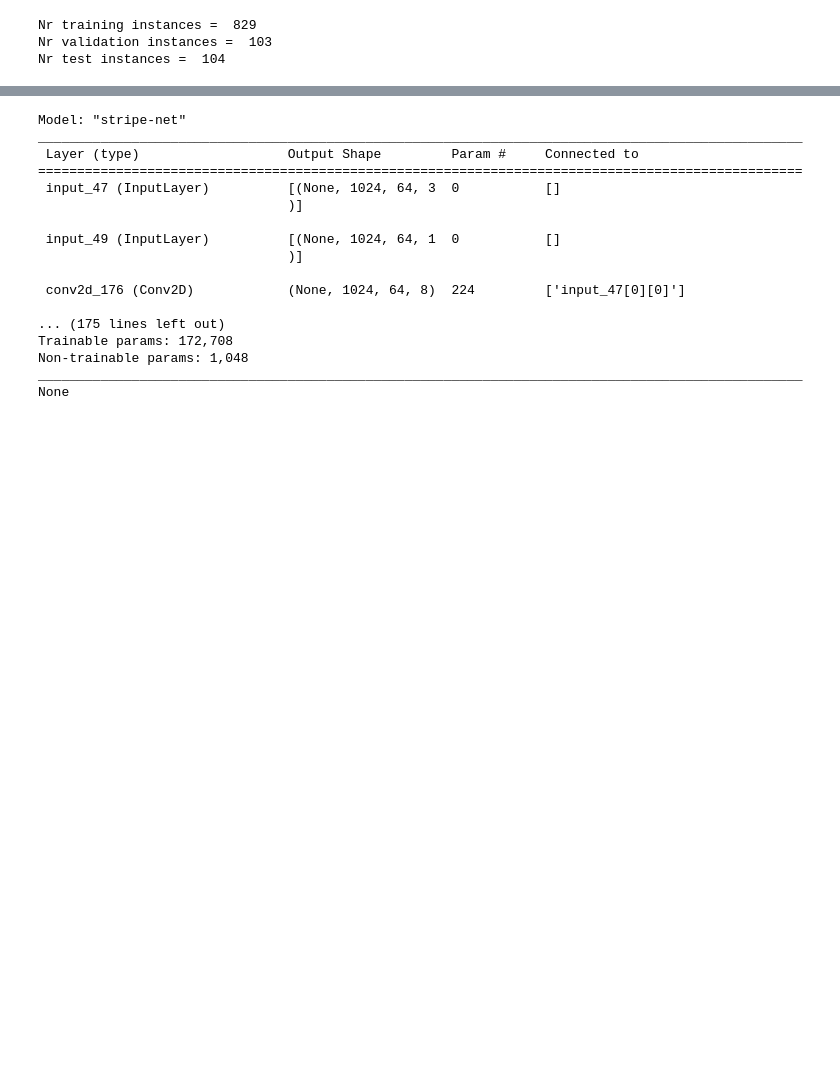
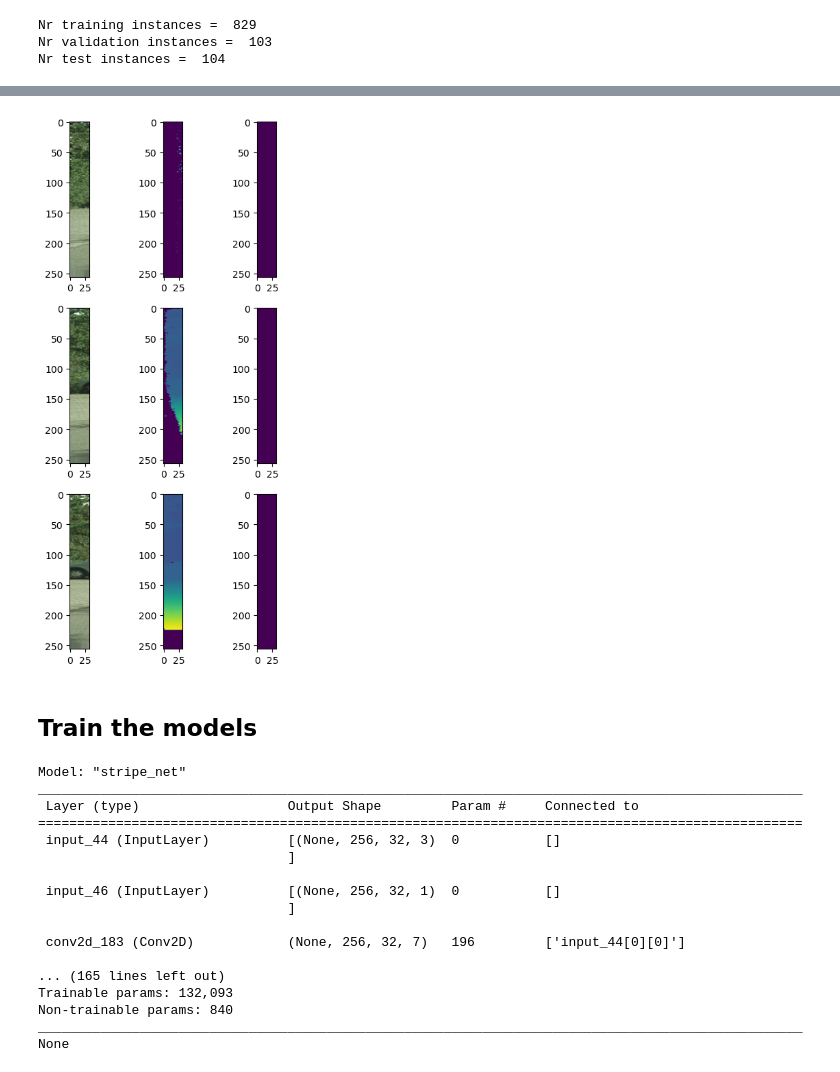
Before and after one commit to keresztesbeata/Unexpected-Obstacle-Detection, a Jupyter notebook: MergeNet.ipynb, the cells around one changed output, grey strips where cells are left out. Saved outputs shown, nothing was run; the diff lists cells and outputs as text; code cells hidden in the pictures; blank space fills up the shorter version.

```diff
--- a/MergeNet.ipynb
+++ b/MergeNet.ipynb
@@ -179,23 +245,41 @@ print(train_depth_input.element_spec)
+# %%
+nr_samples = 3
+fig, arr = plt.subplots(3, nr_samples)
+fig.set_figheight(10)
+fig.set_figwidth(5)
+i=0
+for (img, depth), label in train_stripes.as_numpy_iterator():
+    arr[i, 0].imshow(img)
+    arr[i, 1].imshow(depth)
+    arr[i, 2].imshow(label)
+    i += 1
+    if i>=nr_samples:
+        break
+# %% [output]
+[figure, added]
+# %% [markdown]
+## Train the models
 # %%
-stripe_net_model = stripe_net(rgb_input_shape=(IMG_HEIGHT, IMG_WIDTH//k, 3),
-                              depth_input_shape=(IMG_HEIGHT, IMG_WIDTH//k, 1),
-                              nr_labels=NUM_CLASSES)
+stripe_net_model = stripe_net(rgb_input_shape=(IMG_HEIGHT, IMG_WIDTH//K, 3),
+                              depth_input_shape=(IMG_HEIGHT, IMG_WIDTH//K, 1),
+                              nr_classes=NR_CLASSES,
+                              k=K)
 print(stripe_net_model.summary())
 # %% [output]
-Model: "stripe-net"
+Model: "stripe_net"
 __________________________________________________________________________________________________
  Layer (type)                   Output Shape         Param #     Connected to
 ==================================================================================================
- input_47 (InputLayer)          [(None, 1024, 64, 3  0           []
-                                )]
+ input_44 (InputLayer)          [(None, 256, 32, 3)  0           []
+                                ]
 
- input_49 (InputLayer)          [(None, 1024, 64, 1  0           []
-                                )]
+ input_46 (InputLayer)          [(None, 256, 32, 1)  0           []
+                                ]
 
- conv2d_176 (Conv2D)            (None, 1024, 64, 8)  224         ['input_47[0][0]']
+ conv2d_183 (Conv2D)            (None, 256, 32, 7)   196         ['input_44[0][0]']
 
-... (175 lines left out)
-Trainable params: 172,708
-Non-trainable params: 1,048
+... (165 lines left out)
+Trainable params: 132,093
+Non-trainable params: 840
 __________________________________________________________________________________________________
 None
```
Also changed, not shown: parts of 29 cells of this notebook.
